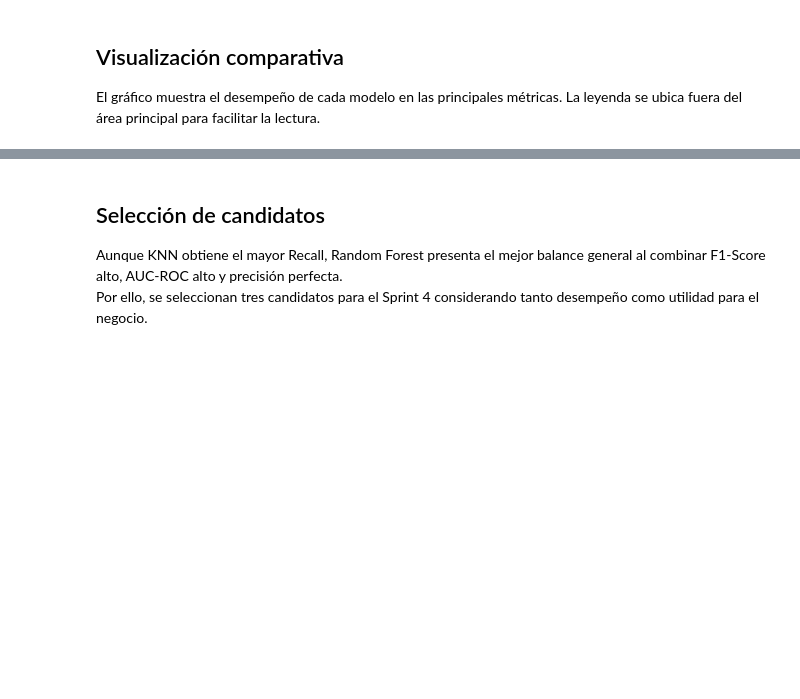
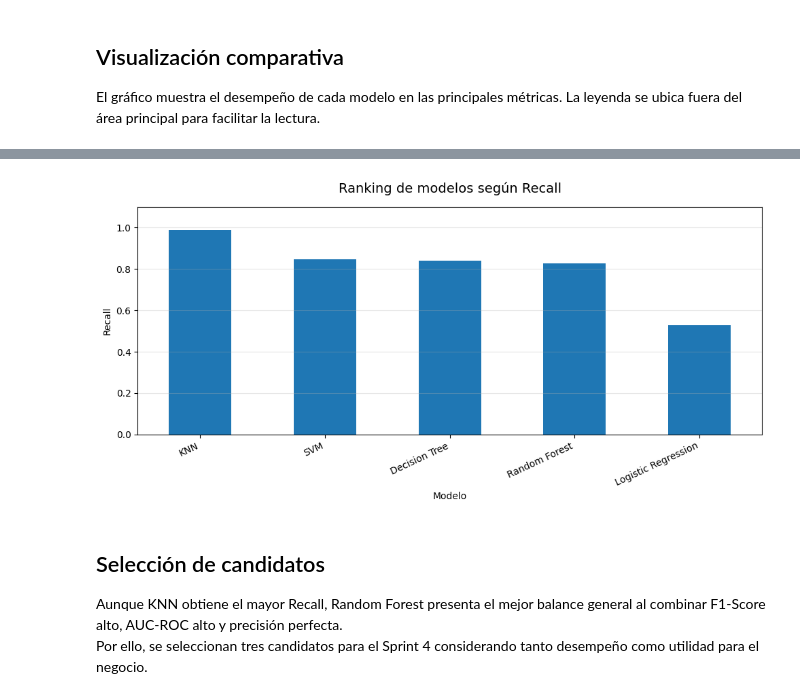
Before and after one commit to pucp-datanalytics/dp261-g7, a Jupyter notebook: notebooks/11_model_comparison.ipynb, the cells around one changed output, grey strips where cells are left out. Saved outputs shown, nothing was run; the diff lists cells and outputs as text; code cells hidden in the pictures; blank space fills up the shorter version.

```diff
--- a/notebooks/11_model_comparison.ipynb
+++ b/notebooks/11_model_comparison.ipynb
@@ -94,3 +98,25 @@ plt.show()
+# %%
+df_recall = df_results.sort_values("Recall", ascending=False)
+
+ax = df_recall.plot(
+    x="Modelo",
+    y="Recall",
+    kind="bar",
+    legend=False,
+    figsize=(10, 5)
+)
+
+ax.set_title("Ranking de modelos según Recall", fontsize=14, pad=15)
+ax.set_ylabel("Recall")
+ax.set_xlabel("Modelo")
+ax.set_ylim(0, 1.1)
+
+plt.xticks(rotation=25, ha="right")
+plt.grid(axis="y", alpha=0.3)
+plt.tight_layout()
+plt.show()
+# %% [output]
+[figure, added]
 # %% [markdown]
 ## Selección de candidatos
 
```
Also changed, not shown: parts of 5 cells of this notebook.
